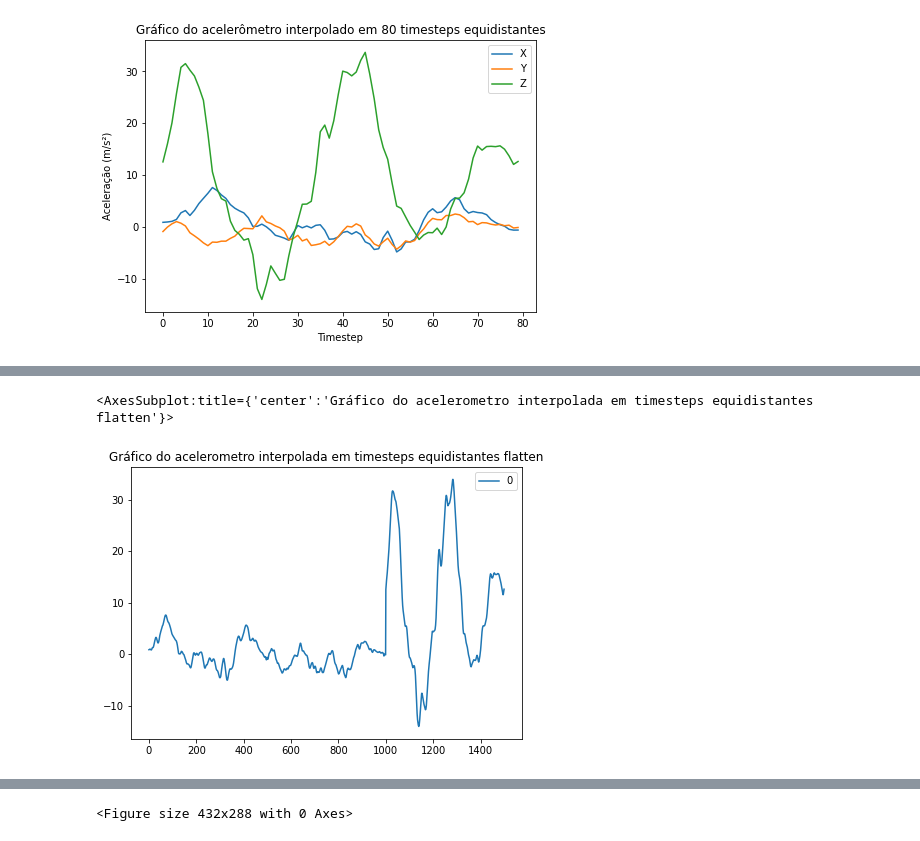
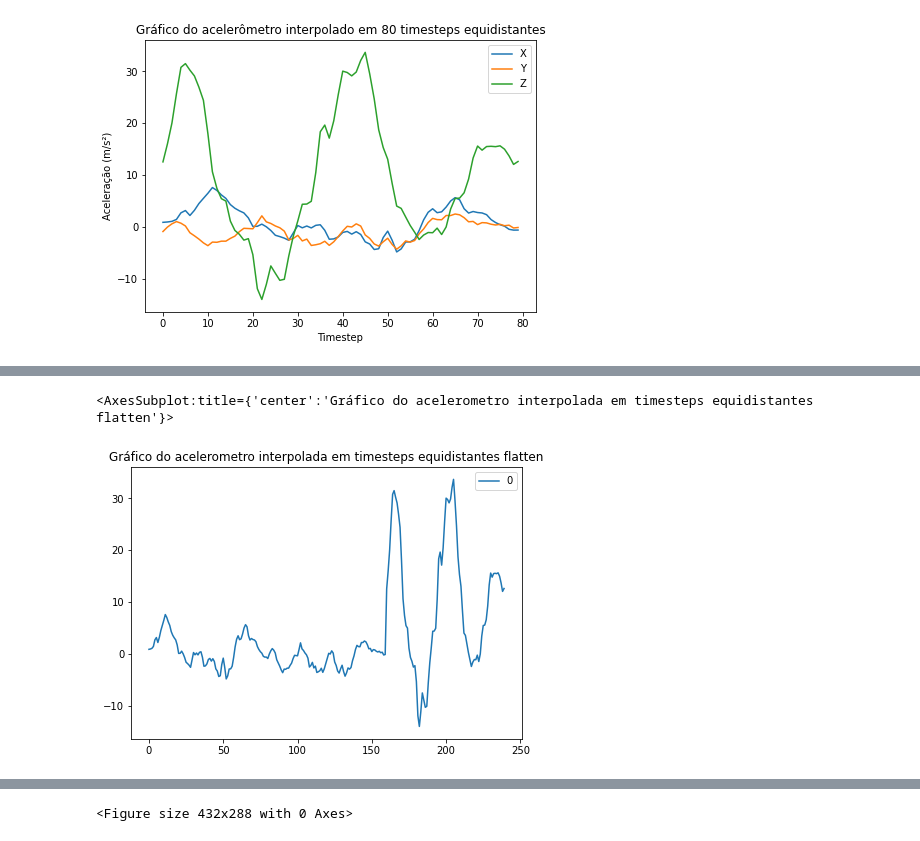
Before and after one commit to HeitorBRaymundo/mc906, a Jupyter notebook: prj3/DataInfo.ipynb, the cells around one changed output, grey strips where cells are left out. Drawn from its saved outputs; the diff is of its cells as text; code cells hidden in the pictures.

```diff
--- a/prj3/DataInfo.ipynb
+++ b/prj3/DataInfo.ipynb
@@ -137,7 +170,7 @@ plt.show()
 # %%
-X = InterpolateRawData(num_samples=500, flatten_data=True, features_name=["ACC"]).fit_transform(database_train.X)
+X = InterpolateRawData(num_samples=80, flatten_data=True, features_name=["ACC"]).fit_transform(database_train.X)
 df = pd.DataFrame(data=X[0])
 df.plot(title="Gráfico do acelerometro interpolada em timesteps equidistantes flatten", figsize=(7, 5))
 # %% [output]
 <AxesSubplot:title={'center':'Gráfico do acelerometro interpolada em timesteps equidistantes flatten'}>
-[figure, old version]
+[figure, new version]
```
Also changed, not shown: parts of 5 cells of this notebook, 2 other files.
